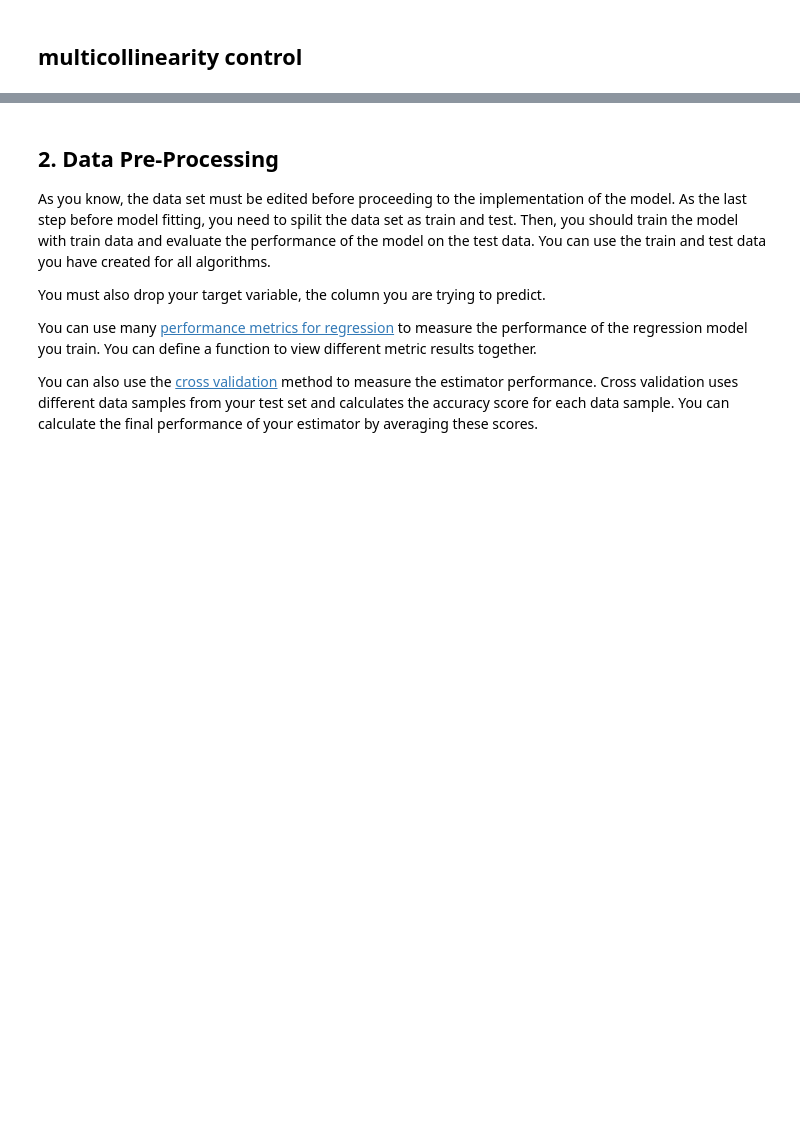
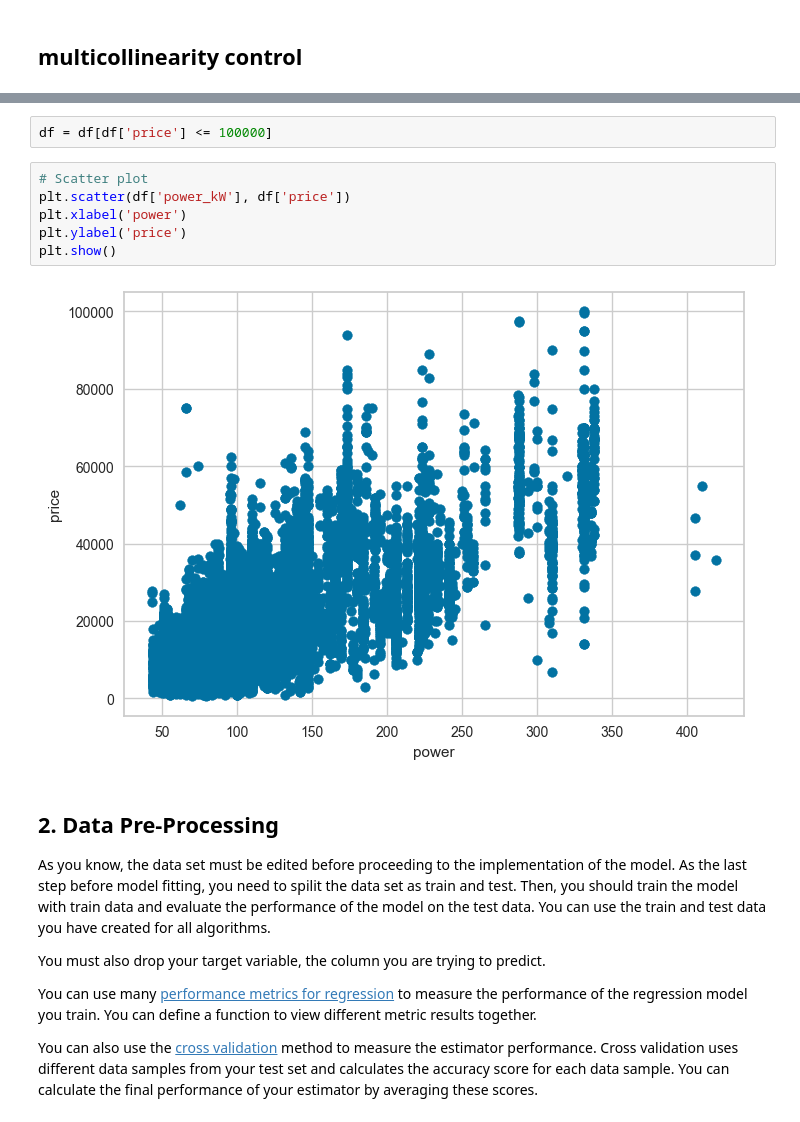
Before and after one commit to 0xArwa/soldier-race-prediction, a Jupyter notebook: Auto Scout/Auto Scout Project Blank.ipynb, the cells around one changed output, grey strips where cells are left out. Cells and saved outputs as stored; diff of their text form; blank space fills up the shorter version.

```diff
--- a/Auto Scout/Auto Scout Project Blank.ipynb
+++ b/Auto Scout/Auto Scout Project Blank.ipynb
@@ -396,3 +431,13 @@ sns.heatmap(df.corr(numeric_only=True) > 0.8,
+# %%
+df = df[df['price'] <= 100000]
+# %%
+# Scatter plot
+plt.scatter(df['power_kW'], df['price'])
+plt.xlabel('power')
+plt.ylabel('price')
+plt.show()
+# %% [output]
+[figure, added]
 # %% [markdown]
 ## 2. Data Pre-Processing
 
```
Also changed, not shown: parts of 26 cells of this notebook, 1 other file.
